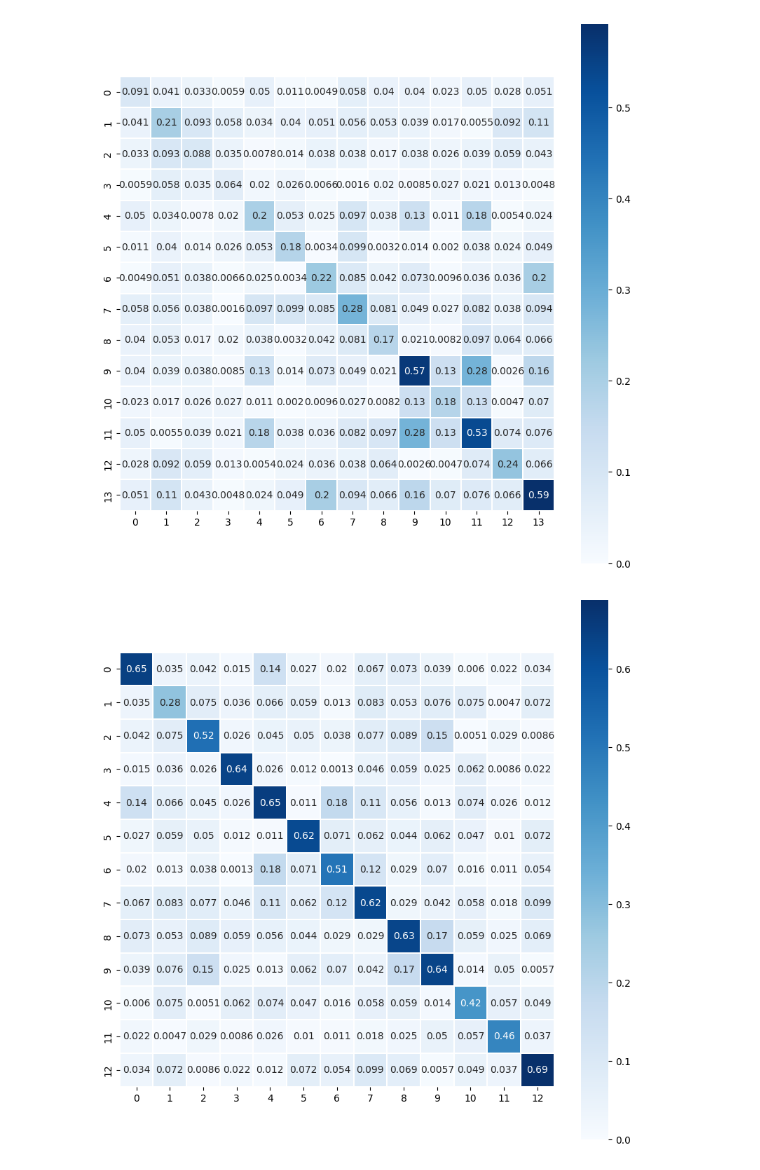
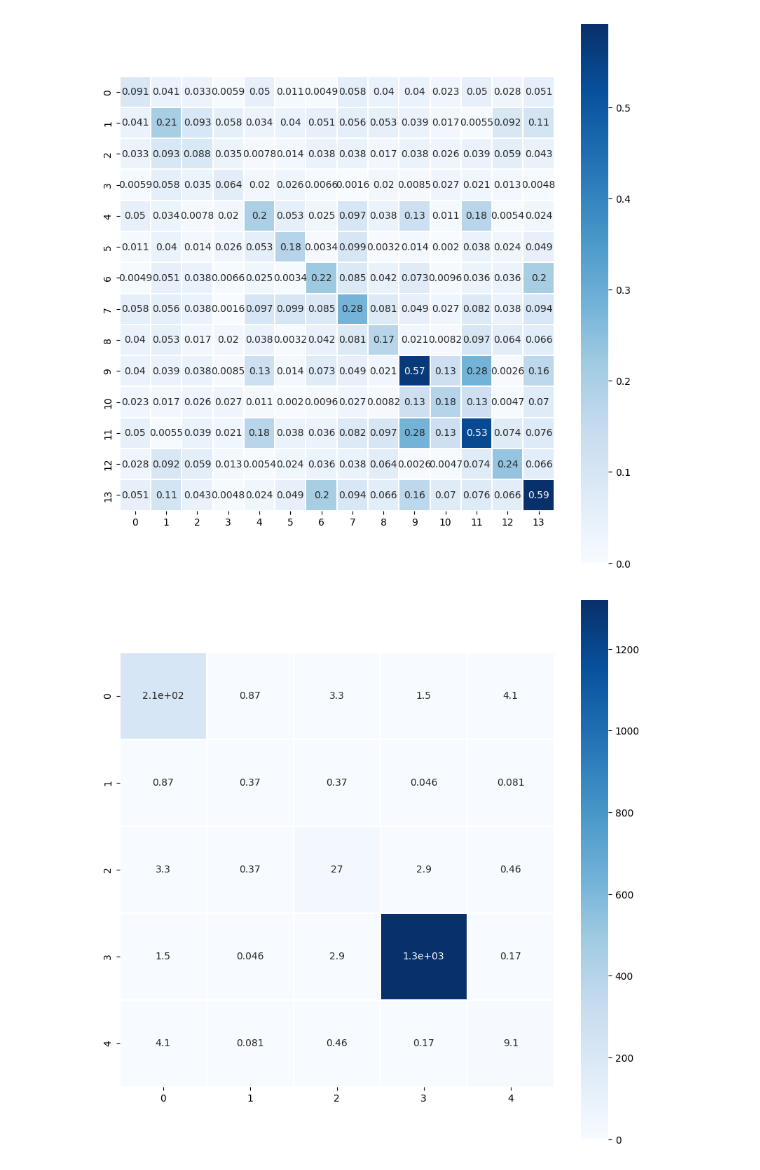
Before and after one commit to mattyred/BSGP_Automatic_Independence_Determination, a Jupyter notebook: Classification_Demo.ipynb, the cells around one changed output. Drawn from its saved outputs; the diff is of its cells as text; code cells hidden in the pictures.

```diff
--- a/Classification_Demo.ipynb
+++ b/Classification_Demo.ipynb
@@ -349,10 +349,10 @@ plt.show()
 # %% [output]
 [figure]
 # %%
-processed_results = process_results.process_results_kfold(filepath='results/run-0001/boston_AID_results.json')
+processed_results = process_results.process_results_kfold(filepath='results/run-0001/wilt_AID_results.json')
 fig, ax = plt.subplots(1, 1, figsize=(10, 10))
 max = np.max(np.abs(processed_results['precisions_merged_mean_kfold'][0]))
 sns.heatmap(np.abs(processed_results['precisions_merged_mean_kfold'][0]), annot=True, square=True, cmap='Blues', vmax=max, vmin=0, center=max/2., linewidth=.3, ax=ax)
 plt.show()
 # %% [output]
-[figure, old version]
+[figure, new version]
```
Also changed, not shown: 1 other file.
